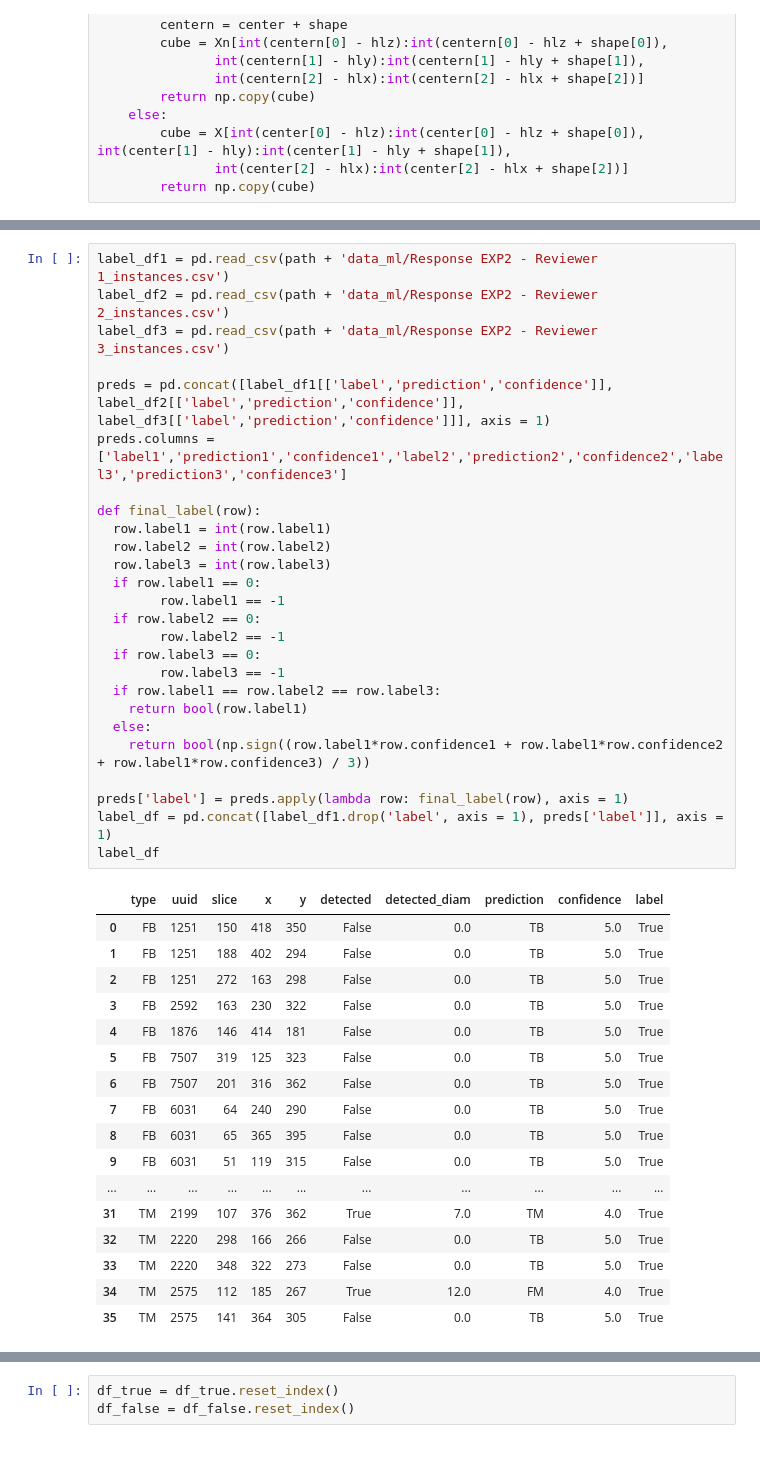
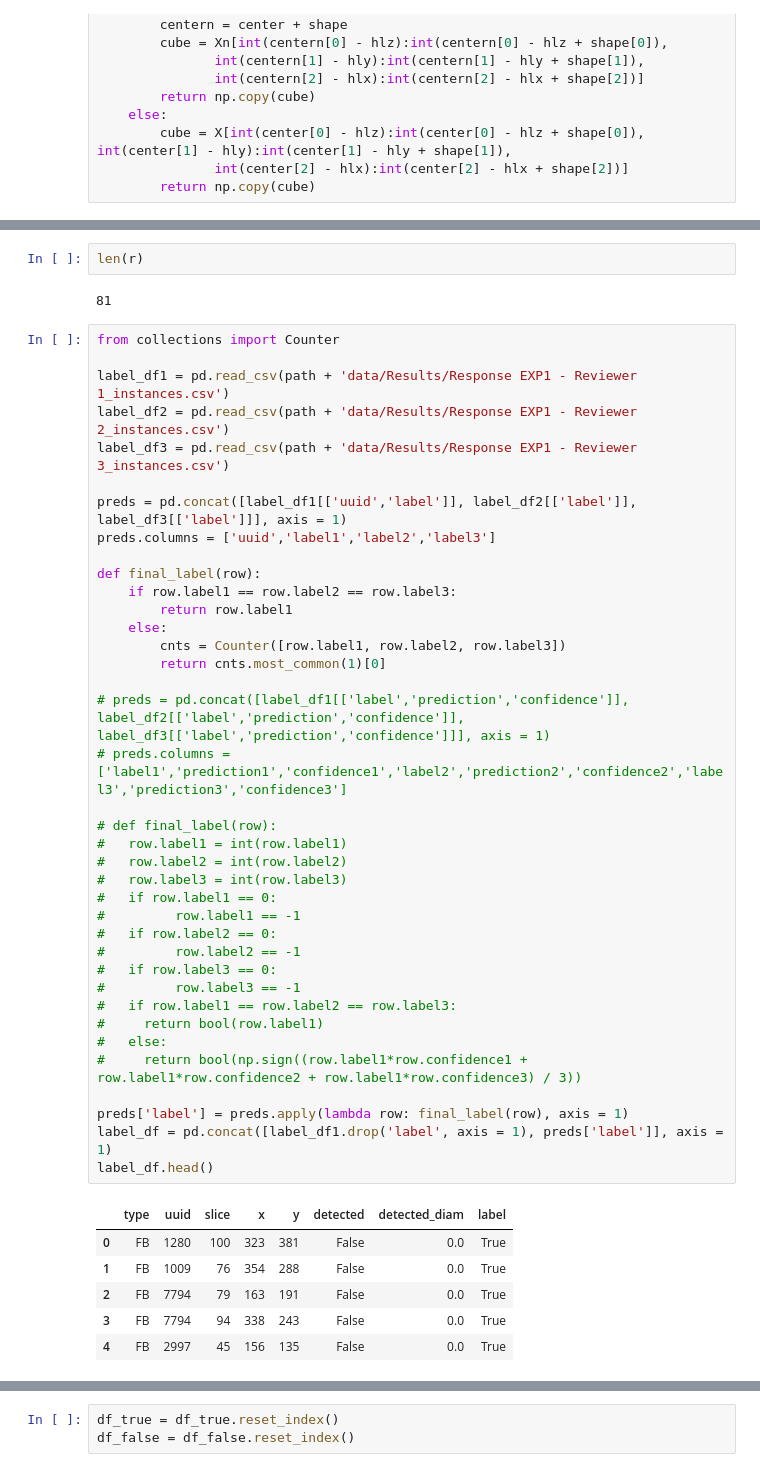
Before and after one commit to hyunjaec/MScA_Machine_Learning_Project, a Jupyter notebook: medical_deepfakes_svm.ipynb, the cells around one changed output, grey strips where cells are left out. Drawn from its saved outputs; the diff is of its cells as text.

```diff
--- a/medical_deepfakes_svm.ipynb
+++ b/medical_deepfakes_svm.ipynb
@@ -181,47 +152,52 @@ dir = path + 'data_ml/Experiment 2 - Open/'
 r=[]
 for root, dirs, files in os.walk(dir):
   r.append(root)
+# %%
+len(r)
+# %% [output]
+81
 # %%
-label_df1 = pd.read_csv(path + 'data_ml/Response EXP2 - Reviewer 1_instances.csv')
-label_df2 = pd.read_csv(path + 'data_ml/Response EXP2 - Reviewer 2_instances.csv')
-label_df3 = pd.read_csv(path + 'data_ml/Response EXP2 - Reviewer 3_instances.csv')
+from collections import Counter
 
-preds = pd.concat([label_df1[['label','prediction','confidence']], label_df2[['label','prediction','confidence']], label_df3[['label','prediction','confidence']]], axis = 1)
-preds.columns = ['label1','prediction1','confidence1','label2','prediction2','confidence2','label3','prediction3','confidence3']
+label_df1 = pd.read_csv(path + 'data/Results/Response EXP1 - Reviewer 1_instances.csv')
+label_df2 = pd.read_csv(path + 'data/Results/Response EXP1 - Reviewer 2_instances.csv')
+label_df3 = pd.read_csv(path + 'data/Results/Response EXP1 - Reviewer 3_instances.csv')
+
+preds = pd.concat([label_df1[['uuid','label']], label_df2[['label']], label_df3[['label']]], axis = 1)
+preds.columns = ['uuid','label1','label2','label3']
 
 def final_label(row):
-  row.label1 = int(row.label1)
-  row.label2 = int(row.label2)
-  row.label3 = int(row.label3)
-  if row.label1 == 0:
-        row.label1 == -1
-  if row.label2 == 0:
-        row.label2 == -1
-  if row.label3 == 0:
-        row.label3 == -1
-  if row.label1 == row.label2 == row.label3:
-    return bool(row.label1)
-  else:
-    return bool(np.sign((row.label1*row.confidence1 + row.label1*row.confidence2 + row.label1*row.confidence3) / 3))
+    if row.label1 == row.label2 == row.label3:
+        return row.label1
+    else:
+        cnts = Counter([row.label1, row.label2, row.label3])
+        return cnts.most_common(1)[0]
+
+# preds = pd.concat([label_df1[['label','prediction','confidence']], label_df2[['label','prediction','confidence']], label_df3[['label','prediction','confidence']]], axis = 1)
+# preds.columns = ['label1','prediction1','confidence1','label2','prediction2','confidence2','label3','prediction3','confidence3']
+
+# def final_label(row):
+#   row.label1 = int(row.label1)
+#   row.label2 = int(row.label2)
+#   row.label3 = int(row.label3)
+#   if row.label1 == 0:
+#         row.label1 == -1
+#   if row.label2 == 0:
+#         row.label2 == -1
+#   if row.label3 == 0:
+#         row.label3 == -1
+#   if row.label1 == row.label2 == row.label3:
+#     return bool(row.label1)
+#   else:
+#     return bool(np.sign((row.label1*row.confidence1 + row.label1*row.confidence2 + row.label1*row.confidence3) / 3))
 
 preds['label'] = preds.apply(lambda row: final_label(row), axis = 1)
 label_df = pd.concat([label_df1.drop('label', axis = 1), preds['label']], axis = 1)
-label_df
+label_df.head()
 # %% [output]
-|  | type | uuid | slice | x | y | detected | detected_diam | prediction | confidence | label |
-| 0 | FB | 1251 | 150 | 418 | 350 | False | 0.0 | TB | 5.0 | True |
-| 1 | FB | 1251 | 188 | 402 | 294 | False | 0.0 | TB | 5.0 | True |
-| 2 | FB | 1251 | 272 | 163 | 298 | False | 0.0 | TB | 5.0 | True |
-| 3 | FB | 2592 | 163 | 230 | 322 | False | 0.0 | TB | 5.0 | True |
-| 4 | FB | 1876 | 146 | 414 | 181 | False | 0.0 | TB | 5.0 | True |
-| 5 | FB | 7507 | 319 | 125 | 323 | False | 0.0 | TB | 5.0 | True |
-| 6 | FB | 7507 | 201 | 316 | 362 | False | 0.0 | TB | 5.0 | True |
-| 7 | FB | 6031 | 64 | 240 | 290 | False | 0.0 | TB | 5.0 | True |
-| 8 | FB | 6031 | 65 | 365 | 395 | False | 0.0 | TB | 5.0 | True |
-| 9 | FB | 6031 | 51 | 119 | 315 | False | 0.0 | TB | 5.0 | True |
-| ... | ... | ... | ... | ... | ... | ... | ... | ... | ... | ... |
-| 31 | TM | 2199 | 107 | 376 | 362 | True | 7.0 | TM | 4.0 | True |
-| 32 | TM | 2220 | 298 | 166 | 266 | False | 0.0 | TB | 5.0 | True |
-| 33 | TM | 2220 | 348 | 322 | 273 | False | 0.0 | TB | 5.0 | True |
-| 34 | TM | 2575 | 112 | 185 | 267 | True | 12.0 | FM | 4.0 | True |
-| 35 | TM | 2575 | 141 | 364 | 305 | False | 0.0 | TB | 5.0 | True |
+|  | type | uuid | slice | x | y | detected | detected_diam | label |
+| 0 | FB | 1280 | 100 | 323 | 381 | False | 0.0 | True |
+| 1 | FB | 1009 | 76 | 354 | 288 | False | 0.0 | True |
+| 2 | FB | 7794 | 79 | 163 | 191 | False | 0.0 | True |
+| 3 | FB | 7794 | 94 | 338 | 243 | False | 0.0 | True |
+| 4 | FB | 2997 | 45 | 156 | 135 | False | 0.0 | True |
```
Also changed, not shown: parts of 30 cells of this notebook.
